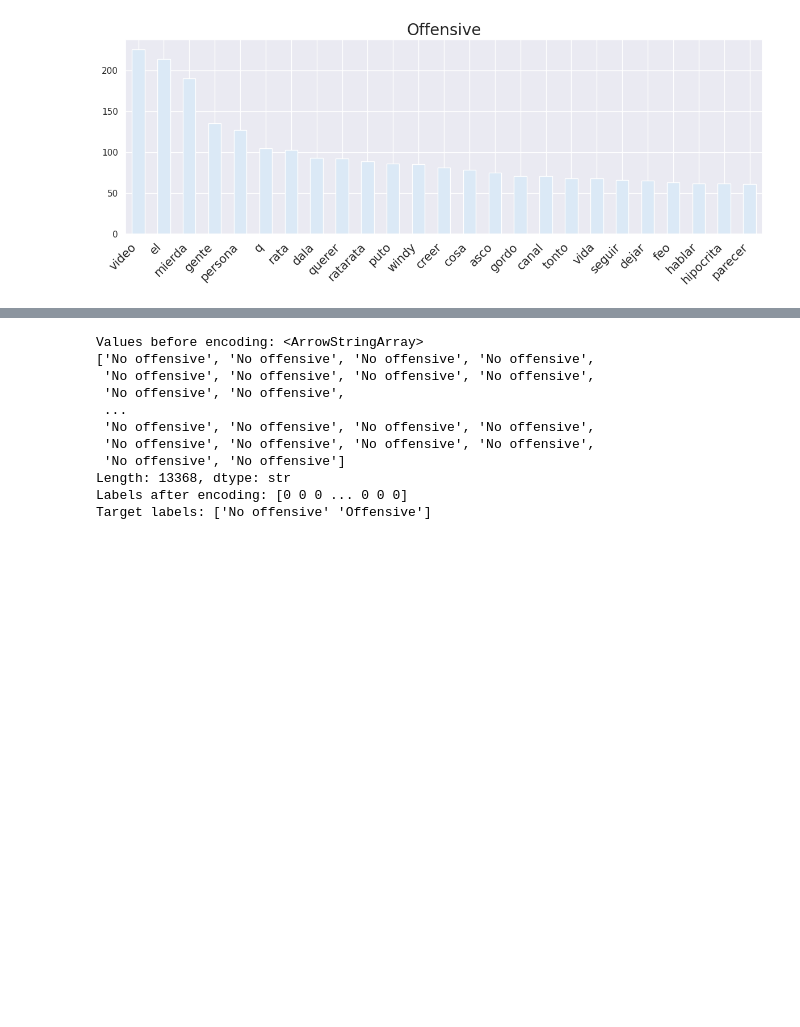
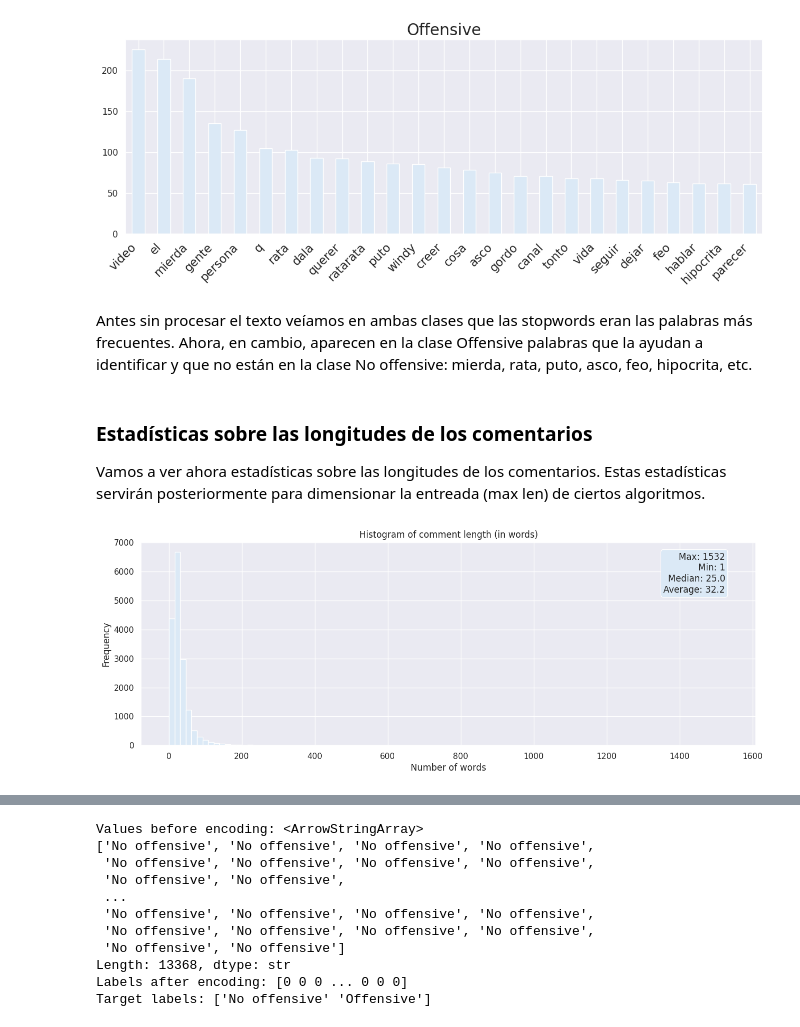
Before and after one commit to jeferal/nn_notebooks, a Jupyter notebook: final/intro_ml.ipynb, the cells around one changed output, grey strips where cells are left out. Drawn from its saved outputs; the diff is of its cells as text; code cells hidden in the pictures; blank space fills up the shorter version.

```diff
--- a/final/intro_ml.ipynb
+++ b/final/intro_ml.ipynb
@@ -207,8 +247,7 @@ import spacy
 import unicodedata
 import re
 
-# Load Spanish model once (disable unused components for speed)
-nlp = spacy.load("es_core_news_sm", disable=["parser", "ner"])
+nlp = spacy.load("es_core_news_sm")
 spanish_stopwords = nlp.Defaults.stop_words
 
 
@@ -223,14 +262,14 @@ def remove_accents(text, keep_enye=True):
 
 
 def process_text(raw_text):
-    # Keep letters (with accents) so the lemmatizer works correctly
+    # Keep letters with accents so the lemmatizer works correctly
     pattern = "[^a-zA-ZáéíóúÁÉÍÓÚñÑüÜ]"
     letters_only = re.sub(pattern, " ", raw_text)
 
     # Lowercase
     text = letters_only.lower()
 
-    # Lemmatize + remove stopwords with spaCy
+    # Lemmatize and remove stopwords
     doc = nlp(text)
     lemmas = [
         token.lemma_
@@ -238,7 +277,7 @@ def process_text(raw_text):
         if token.lemma_ not in spanish_stopwords and token.lemma_.strip()
     ]
 
-    # Remove accents AFTER lemmatization
+    # Remove accents after lemmatization
     lemmas = [remove_accents(lemma) for lemma in lemmas]
 
     return " ".join(lemmas)
@@ -286,3 +327,42 @@ for ii, text in enumerate(grouped_df.text):
 # %% [output]
 [figure]
 [figure]
+# %% [markdown]
+Antes sin procesar el texto veíamos en ambas clases que las stopwords eran las palabras más frecuentes. Ahora, en cambio, aparecen en la clase
+Offensive palabras que la ayudan a identificar y que no están en la clase No offensive: mierda, rata, puto, asco, feo, hipocrita, etc.
+# %% [markdown]
+### Estadísticas sobre las longitudes de los comentarios
+Vamos a ver ahora estadísticas sobre las longitudes de los comentarios. Estas estadísticas servirán posteriormente para dimensionar la entreada
+(max len) de ciertos algoritmos.
+# %%
+import matplotlib.pyplot as plt
+
+# Count words in each string
+word_counts = dataset.comment.str.split().str.len()
+
+# Calculate statistics
+max_len = word_counts.max()
+min_len = word_counts.min()
+median_len = word_counts.median()
+avg_len = word_counts.mean()
+
+# Plot histogram
+word_counts.plot.hist(bins=100)
+plt.xlabel('Number of words')
+plt.ylabel('Frequency')
+plt.title('Histogram of comment length (in words)')
+
+# Add statistics as text box
+stats_text = (f'Max: {max_len}\n'
+              f'Min: {min_len}\n'
+              f'Median: {median_len:.1f}\n'
+              f'Average: {avg_len:.1f}')
+plt.text(0.95, 0.95, stats_text,
+         transform=plt.gca().transAxes,
+         verticalalignment='top',
+         horizontalalignment='right',
+         bbox=dict(boxstyle='round'))
+
+plt.show()
+# %% [output]
+[figure, added]
```
Also changed, not shown: parts of 57 cells of this notebook.
